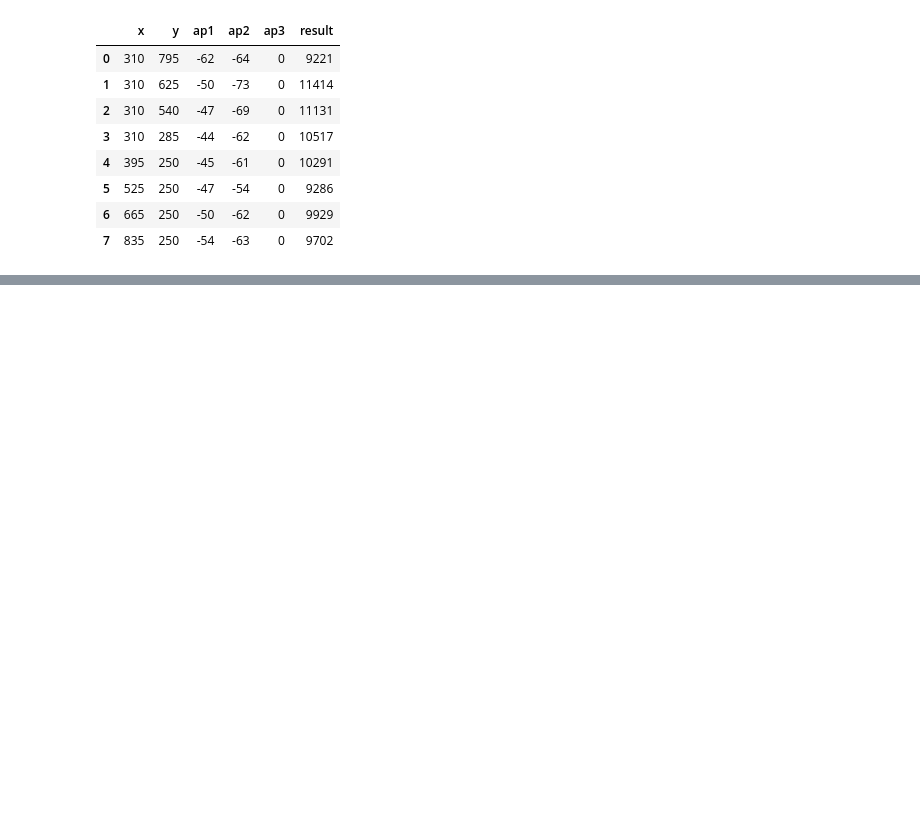
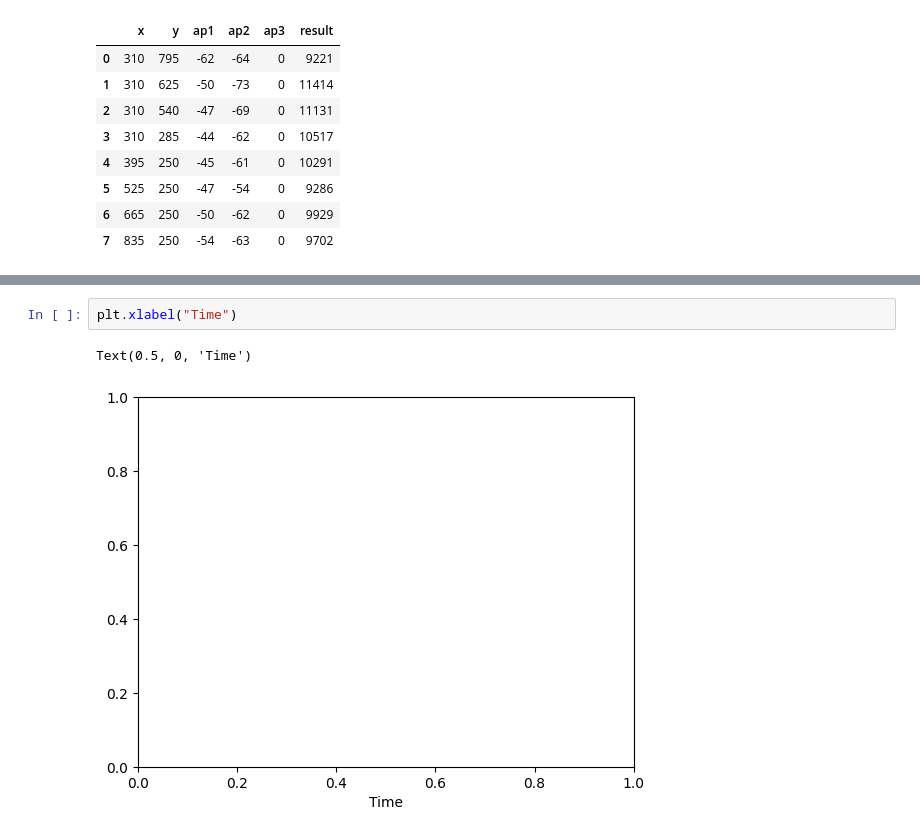
Before and after one commit to nimitbhatia17/IndoorNavigationSystemBackend, a Jupyter notebook: Jupyter Practice.ipynb, the cells around one changed output, grey strips where cells are left out. Saved outputs shown, nothing was run; the diff lists cells and outputs as text; blank space fills up the shorter version.

```diff
--- a/Jupyter Practice.ipynb
+++ b/Jupyter Practice.ipynb
@@ -43,0 +110,5 @@ RSSITable
+# %%
+plt.xlabel("Time")
+# %% [output]
+Text(0.5, 0, 'Time')
+[figure, added]
```
Also changed, not shown: parts of 15 cells of this notebook, 4 other files.
